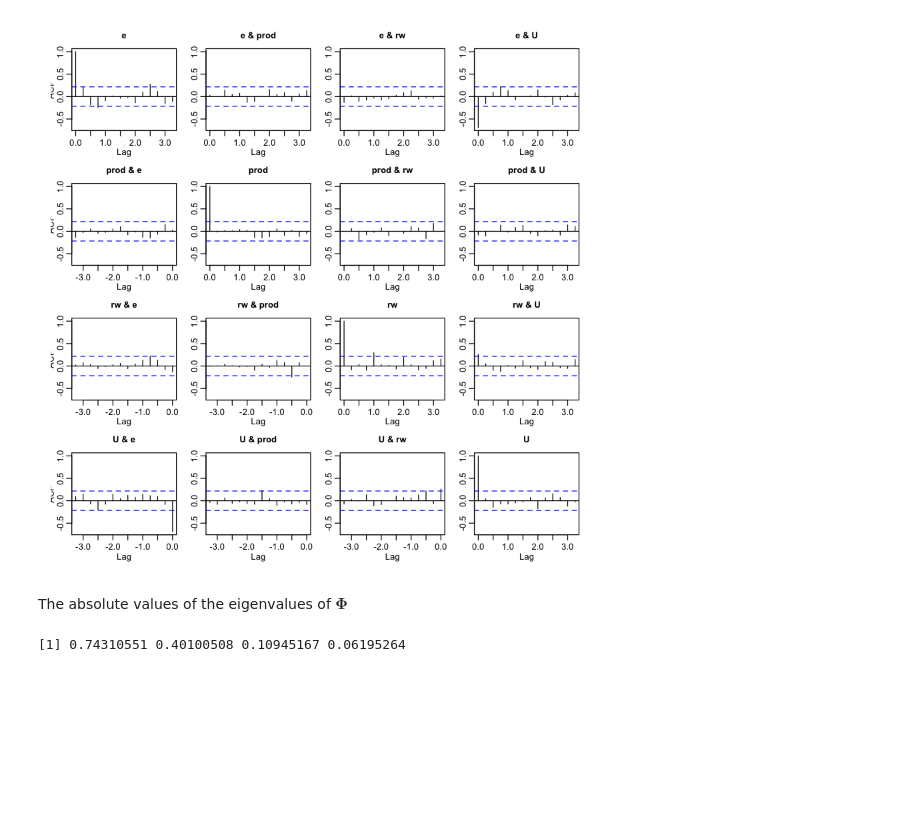
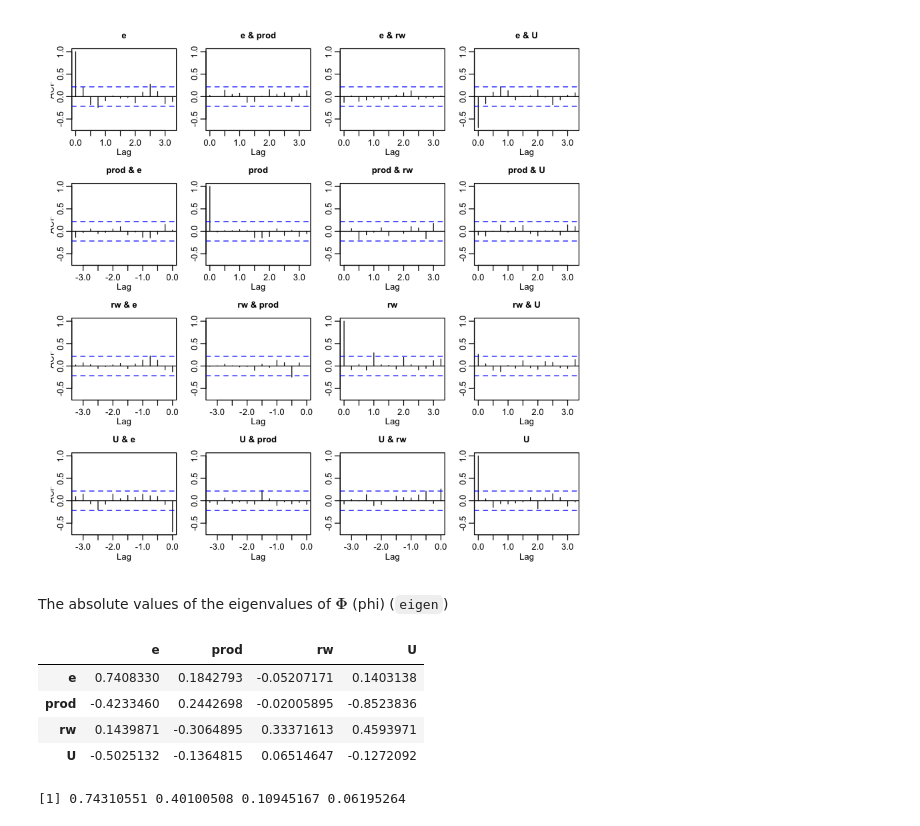
Before and after one commit to erikcs/TA, a Jupyter notebook: 4329_session1.ipynb, the cells around one changed output. Drawn from its saved outputs; the diff is of its cells as text; code cells hidden in the pictures; blank space fills up the shorter version.

```diff
--- a/4329_session1.ipynb
+++ b/4329_session1.ipynb
@@ -455,5 +481,14 @@ acf(na.omit(residuals(var_ar)))
 # %% [output]
 [figure]
 # %% [markdown]
-The absolute values of the eigenvalues of $\boldsymbol \Phi$
+The absolute values of the eigenvalues of $\boldsymbol \Phi$ (phi) (`eigen`)
+# %%
+phi = var_ar$ar[1, , ]
+phi
+# %% [output]
+|  | e | prod | rw | U |
+| e | 0.7408330 | 0.1842793 | -0.05207171 | 0.1403138 |
+| prod | -0.4233460 | 0.2442698 | -0.02005895 | -0.8523836 |
+| rw | 0.1439871 | -0.3064895 | 0.33371613 | 0.4593971 |
+| U | -0.5025132 | -0.1364815 | 0.06514647 | -0.1272092 |
 # %%
```
Also changed, not shown: parts of 10 cells of this notebook.
